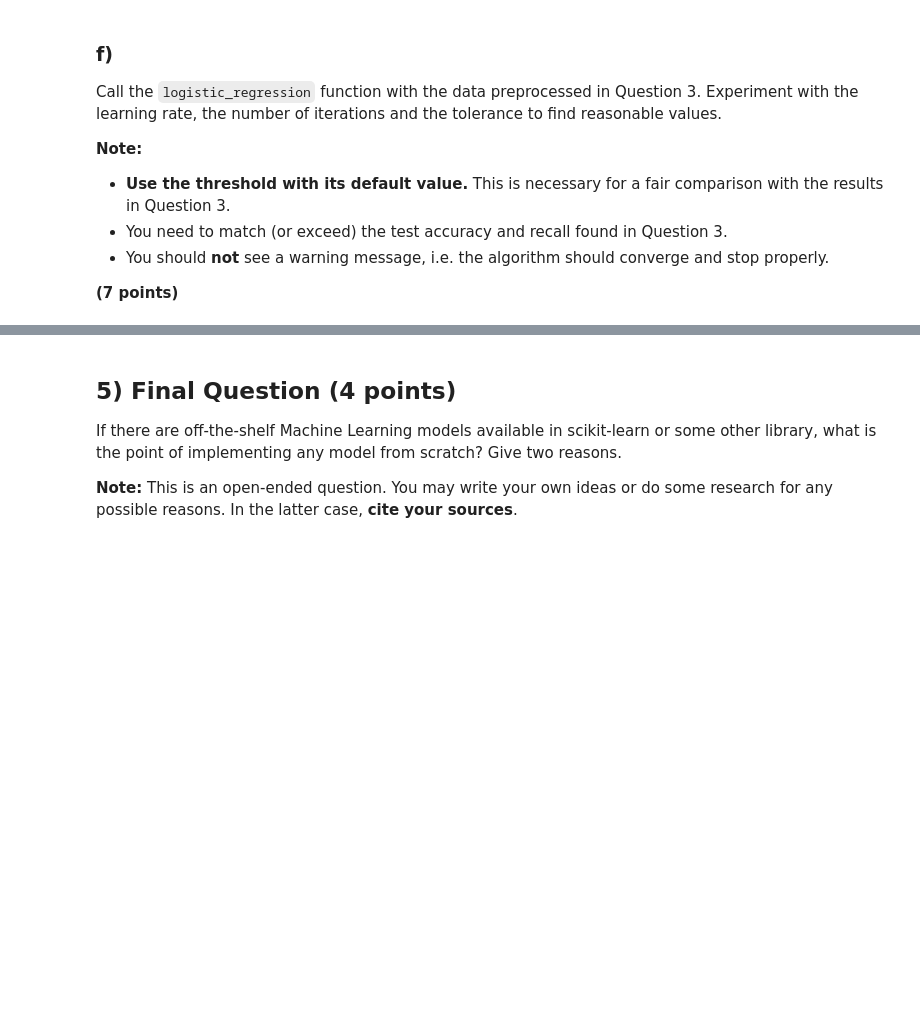
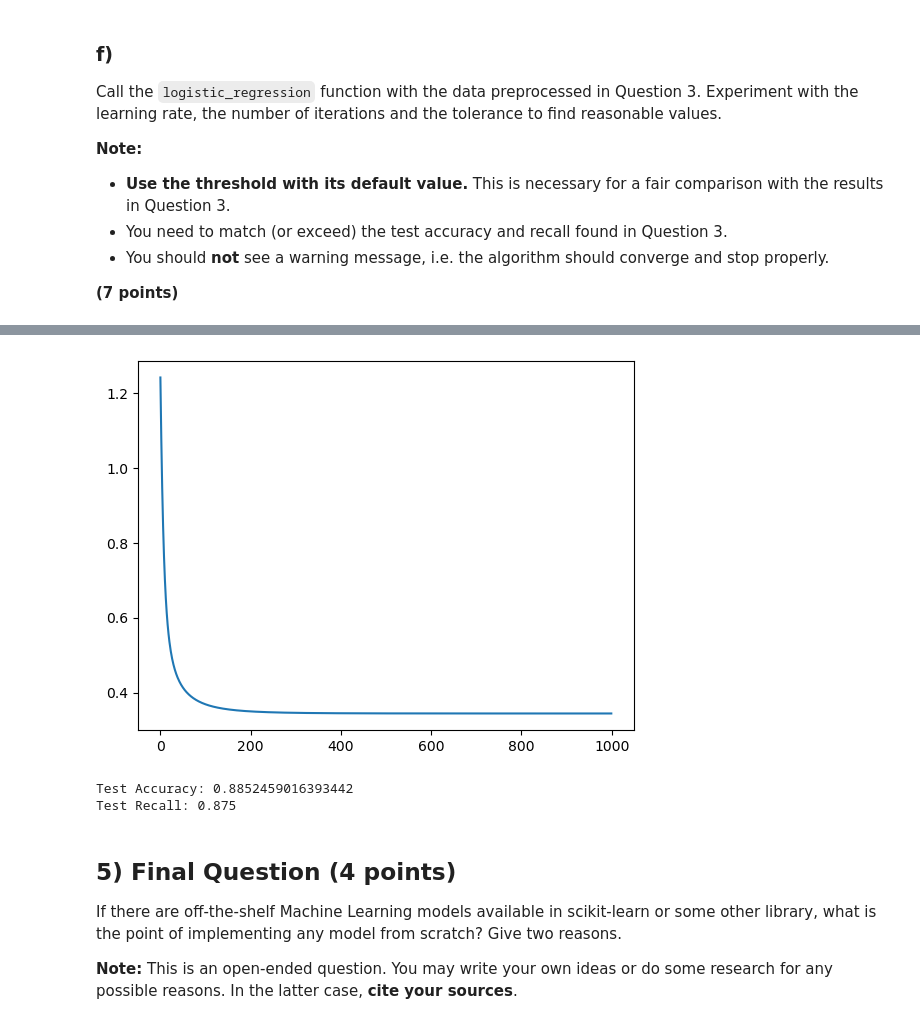
Before and after one commit to AdiRosenstock/STAT-362-Advanced-Machine-Learning, a Jupyter notebook: Homeworks/Homework_1/Homework_Assignment1.ipynb, the cells around one changed output, grey strips where cells are left out. Cells and saved outputs as stored; diff of their text form; code cells hidden in the pictures; blank space fills up the shorter version.

```diff
--- a/Homeworks/Homework_1/Homework_Assignment1.ipynb
+++ b/Homeworks/Homework_1/Homework_Assignment1.ipynb
@@ -581,3 +581,12 @@ Call the `logistic_regression` function with the data preprocessed in Question 3
 **(7 points)**
 # %%
 np.random.seed(1) # Random seed for reproducible initialization
+
+model_params = logistic_regression(
+    X_train_scaled, y_train,
+    X_test_scaled, y_test,
+    lr=0.1,
+    iters=1000,
+    tol=1e-6
+)
+# %% [output]
@@ -584,3 +595,6 @@ np.random.seed(1) # Random seed for reproducible initialization
+[figure, added]
+Test Accuracy: 0.8852459016393442
+Test Recall: 0.875
 # %% [markdown]
 ## 5) Final Question (4 points)
 
```
Also changed, not shown: parts of 1 cell of this notebook.
